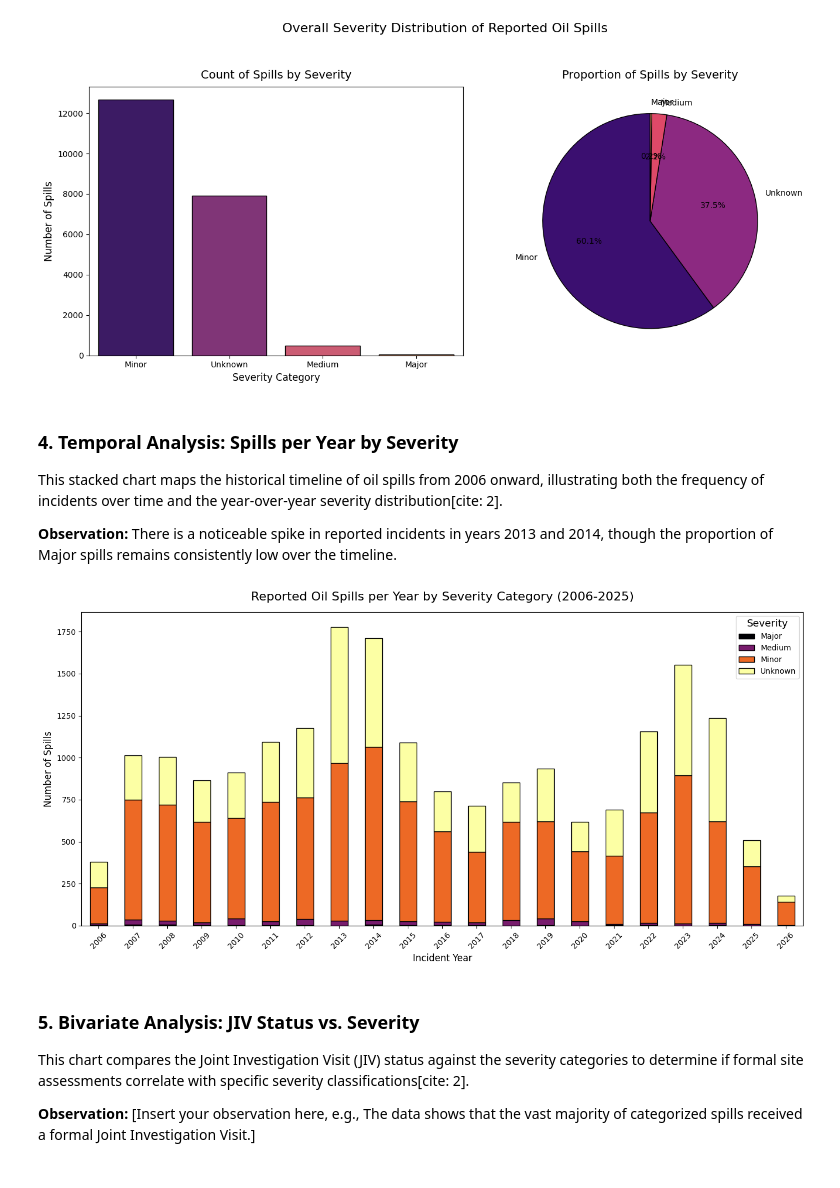
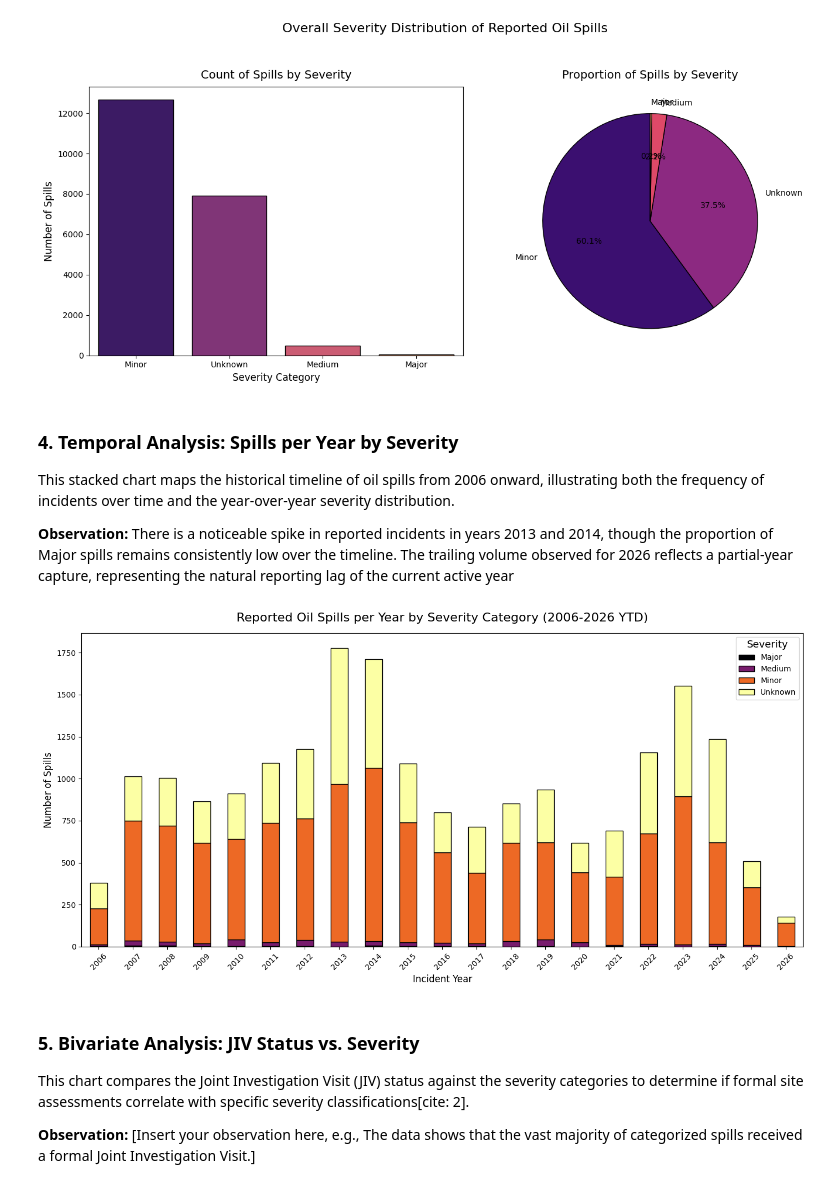
Before and after one commit to shalombebx/oil-spill-risk-classifier, a Jupyter notebook: notebooks/02_eda_part_b.ipynb, the cells around one changed output. Cells and saved outputs as stored; diff of their text form; code cells hidden in the pictures.

```diff
--- a/notebooks/02_eda_part_b.ipynb
+++ b/notebooks/02_eda_part_b.ipynb
@@ -189,9 +189,9 @@ Passing `palette` without assigning `hue` is deprecated and will be removed in v
 # %% [markdown]
 ### 4. Temporal Analysis: Spills per Year by Severity
 
-This stacked chart maps the historical timeline of oil spills from 2006 onward, illustrating both the frequency of incidents over time and the year-over-year severity distribution[cite: 2].
+This stacked chart maps the historical timeline of oil spills from 2006 onward, illustrating both the frequency of incidents over time and the year-over-year severity distribution.
 
-**Observation:** There is a noticeable spike in reported incidents in years 2013 and 2014, though the proportion of Major spills remains consistently low over the timeline.
+**Observation:** There is a noticeable spike in reported incidents in years 2013 and 2014, though the proportion of Major spills remains consistently low over the timeline. The trailing volume observed for 2026 reflects a partial-year capture, representing the natural reporting lag of the current active year
 # %%
 import matplotlib.pyplot as plt
 import pandas as pd
@@ -201,36 +201,35 @@ os.makedirs('reports/figures', exist_ok=True)
 
 # 1. Converting 'incidentdate' to datetime objects to extract the year
 df['incident_year'] = pd.to_datetime(df['incidentdate'], errors='coerce').dt.year
 
 # 2. Filtering out missing dates
 df_years = df[df['incident_year'] >= 2006].copy()
 df_years['incident_year'] = df_years['incident_year'].astype(int)
 
 # 3. Creating a cross-tabulation of Year vs. Severity
 year_severity_crosstab = pd.crosstab(df_years['incident_year'], df_years['severity'])
 
 # 4. Plotting the stacked bar chart
 year_severity_crosstab.plot(
     kind='bar',
     stacked=True,
     figsize=(14, 7),
     colormap='inferno',
     edgecolor='black'
 )
 
-# 5. Adding professional titles and labels
-plt.title('Reported Oil Spills per Year by Severity Category (2006-2025)', fontsize=16, pad=15)
+plt.title('Reported Oil Spills per Year by Severity Category (2006-2026 YTD)', fontsize=16, pad=15)
 plt.xlabel('Incident Year', fontsize=12)
 plt.ylabel('Number of Spills', fontsize=12)
 plt.xticks(rotation=45)
 plt.legend(title='Severity', title_fontsize='13', loc='upper right')
 
 plt.tight_layout()
 plt.savefig('reports/figures/04_spills_per_year.png', dpi=300)
 
 plt.show()
 # %% [output]
-[figure, old version]
+[figure, new version]
 # %% [markdown]
 ### 5. Bivariate Analysis: JIV Status vs. Severity
 
```
Also changed, not shown: parts of 3 cells of this notebook, 4 other files.
